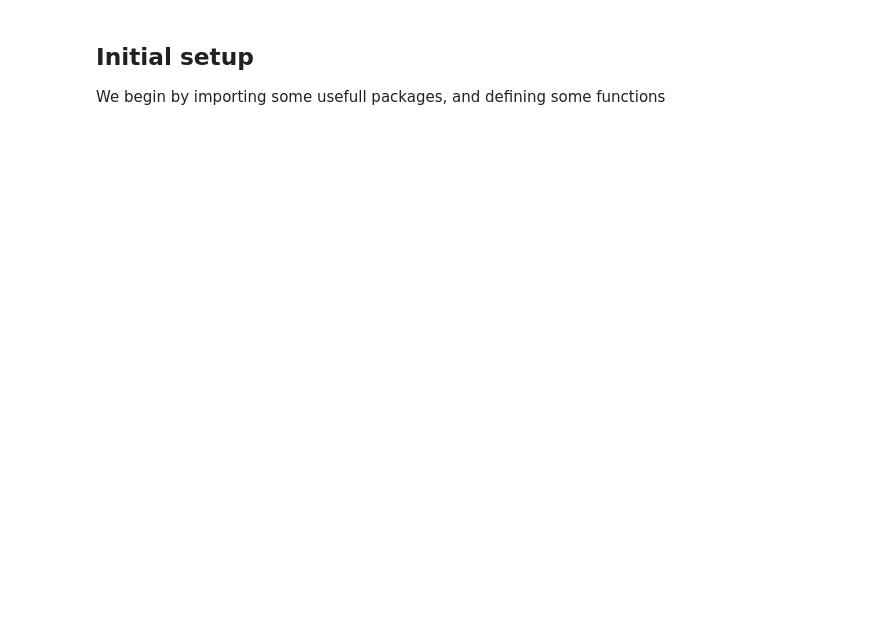
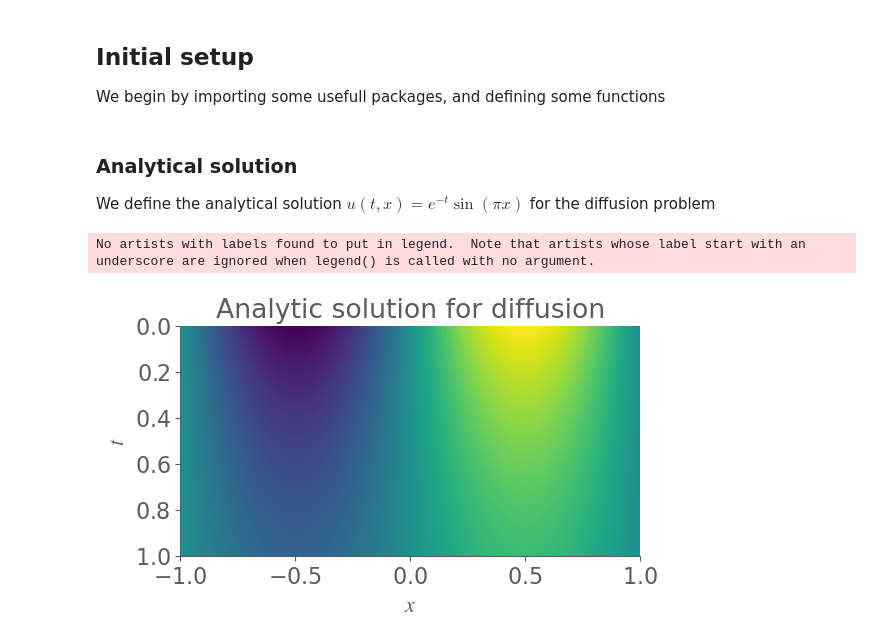
Before and after one commit to dortiz5/ihealth-pinns-workshop, a Jupyter notebook: notebooks/activity2.ipynb, the cells around one changed output. Cells and saved outputs as stored; diff of their text form; code cells hidden in the pictures; blank space fills up the shorter version.

```diff
--- a/notebooks/activity2.ipynb
+++ b/notebooks/activity2.ipynb
@@ -56,0 +149,32 @@ warnings.filterwarnings("ignore")
+# %% [markdown]
+### Analytical solution
+We define the analytical solution $u(t,x) = e^{-t}\sin(\pi x)$ for the diffusion problem
+# %%
+# Number of samples in x and t
+dom_samples = 100
+
+# Function for the diffusion analytical solution
+def analytic_diffusion(x,t):
+    u = np.exp(-t)*np.sin(np.pi*x)
+    return u
+
+# spatial domain
+x = np.linspace(-1, 1, dom_samples)
+# temporal domain
+t = np.linspace(0, 1, dom_samples)
+
+# Domain mesh
+X, T = np.meshgrid(x, t)
+U = analytic_diffusion(X, T)
+
+fig, ax = plt.subplots(figsize=(6, 6))
+ax.imshow(U, extent=[-1,1,1,0])
+ax.set_title('Analytic solution for diffusion')
+ax.set_xlabel(r'$x$')
+ax.set_ylabel(r'$t$')
+ax.legend(loc='lower left', frameon=False)
+plt.tight_layout()
+plt.show()
+# %% [output]
+No artists with labels found to put in legend.  Note that artists whose label start with an underscore are ignored when legend() is called with no argument.
+[figure, added]
```
Also changed, not shown: parts of 12 cells of this notebook, 3 other files.
